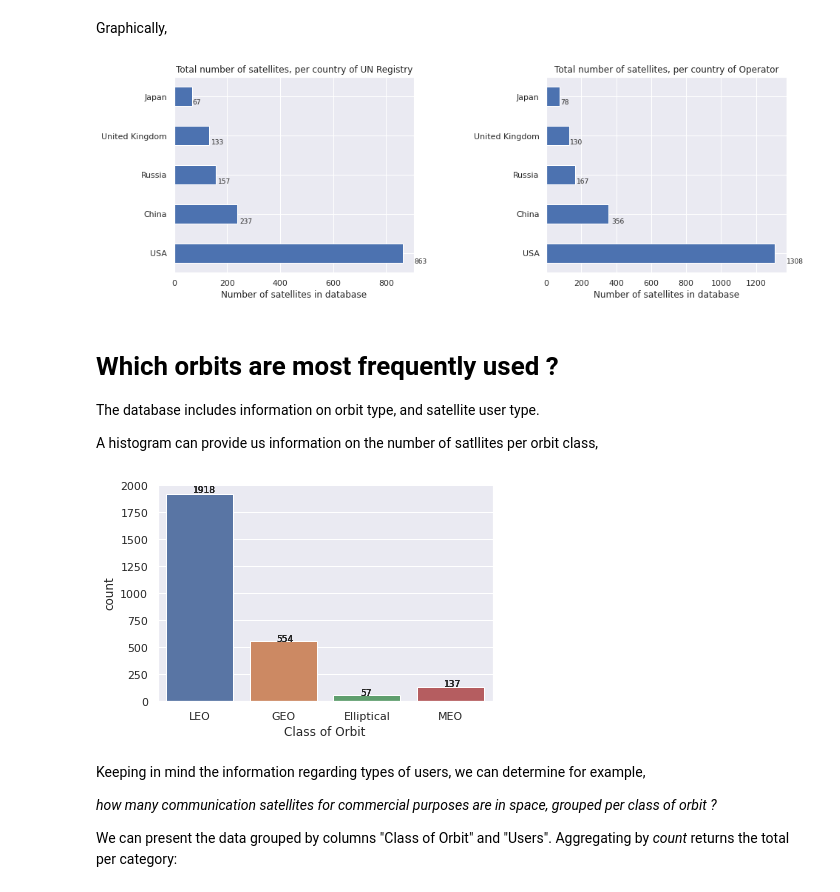
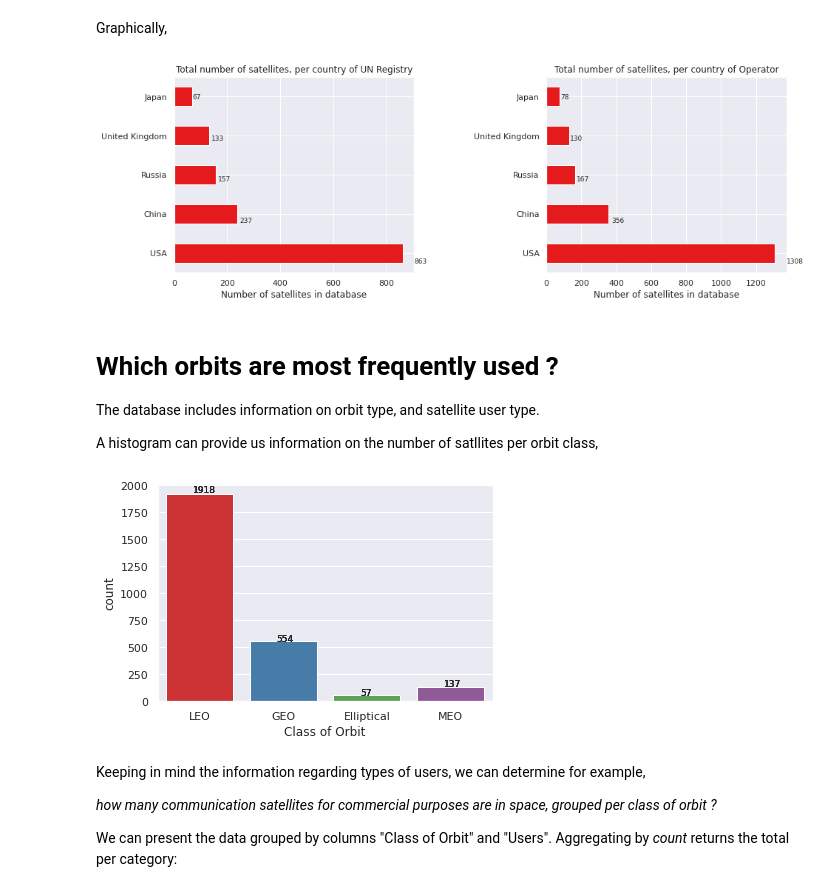
Before and after one commit to luisemiliani/Explore-UCSDB, a Jupyter notebook: Exploring_UCSDB.ipynb, the cells around one changed output. Saved outputs shown, nothing was run; the diff lists cells and outputs as text; code cells hidden in the pictures.

```diff
--- a/Exploring_UCSDB.ipynb
+++ b/Exploring_UCSDB.ipynb
@@ -10,15 +18,17 @@ import numpy as np
 import pandas as pd
 import matplotlib.pyplot as plt
 import seaborn as sns
+from google.colab import files
 
-sns.set() #default color scheme from seaborn¨
-sns.color_palette('colorblind')
+%load_ext google.colab.data_table
+
+sns.color_palette("Set1", n_colors=8, desat=.5)
 
 def set_bar_label(ax_ref, minval=1, orient='h'):
   for p in ax_ref.patches:
     if orient=='h':
       if p.get_width() >=minval:
-        ax_ref.annotate('{}'.format(p.get_width()),xy=(p.get_x()+p.get_width()*1.05,p.get_y() * 1.015),fontsize=9)
+        ax_ref.annotate('{}'.format(p.get_width()),xy=(p.get_x()+p.get_width()*1.05,p.get_y()*1.05),fontsize=9)
     else:
       for p in ax_ref.patches:
         if p.get_height() >=minval:
@@ -162,8 +172,8 @@ By looking at the country of registration and country of operator, we could gaug
 # Determine number of satellites per country of registration and operator, for all countries
 # The series returned contains the sum of satellites for all countries, sorted by value
 
-nbr_sats_per_reg=UCSDB['Country/Org of UN Registry'].value_counts()
-nbr_sats_per_op=UCSDB['Country of Operator/Owner'].value_counts()
+nbr_sats_per_cnt_reg=UCSDB['Country/Org of UN Registry'].value_counts()
+nbr_sats_per_cnt_op=UCSDB['Country of Operator/Owner'].value_counts()
 # %% [markdown]
 The variables **nbr_sats_per_reg** and **nbr_sats_per_op** contain the number of satellites per country of registration and per country of operator, sorted by number in ascending order. As the number of countries is rather large, the cell below explores the top five of each variable:
 # %%
@@ -199,22 +209,22 @@ Graphically,
 # %%
 # a bar plot for the top five countries,
 fig, ax = plt.subplots(nrows=1, ncols=2)
 fig.tight_layout(pad=0.0)
 fig.set_size_inches(8,4)
 ax1=UCSDB[UCSDB['Country/Org of UN Registry'].str.contains("NR")==0]['Country/Org of UN Registry'].value_counts()[:5].plot(kind='barh',ax=ax[0])
-ax2=nbr_sats_per_op[0:5].plot(kind='barh')
+ax2=nbr_sats_per_cnt_op[0:5].plot(kind='barh')
 plt.subplots_adjust(right=1.5,wspace=0.55)
 # set a legend, title
 ax1.set_xlabel('Number of satellites in database')
 ax1.set_title('Total number of satellites, per country of UN Registry')
 ax2.set_xlabel('Number of satellites in database')
 ax2.set_title('Total number of satellites, per country of Operator')
 
 #annotate
 set_bar_label(ax1)
 set_bar_label(ax2)
 # %% [output]
-[figure, old version]
+[figure, new version]
 # %% [markdown]
 # Which orbits are most frequently used ?
 
@@ -226,7 +236,7 @@ A histogram can provide us information on the number of satllites per orbit clas
 axClass = sns.countplot(UCSDB['Class of Orbit'])
 set_bar_label(axClass,minval=1, orient='v')
 # %% [output]
-[figure, old version]
+[figure, new version]
 # %% [markdown]
 Keeping in mind the information regarding types of users, we can determine for example,
 
```
Also changed, not shown: parts of 14 cells of this notebook.
